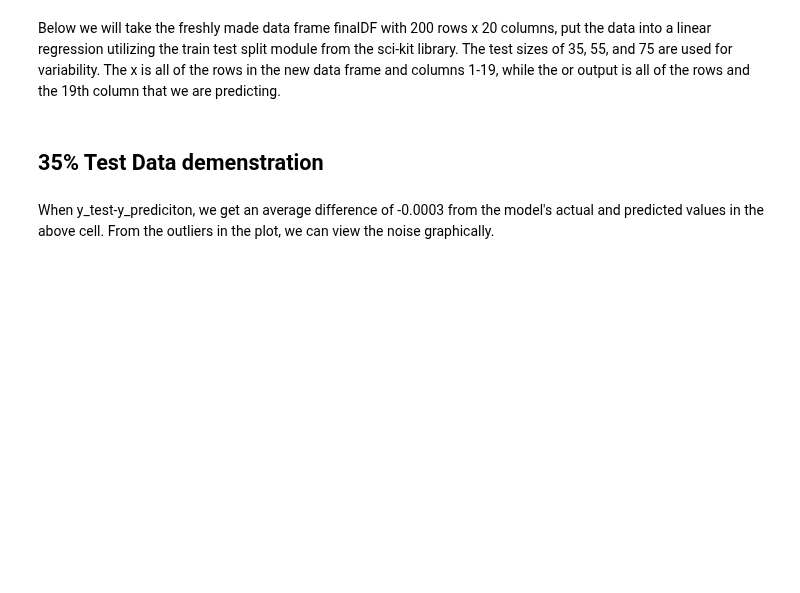
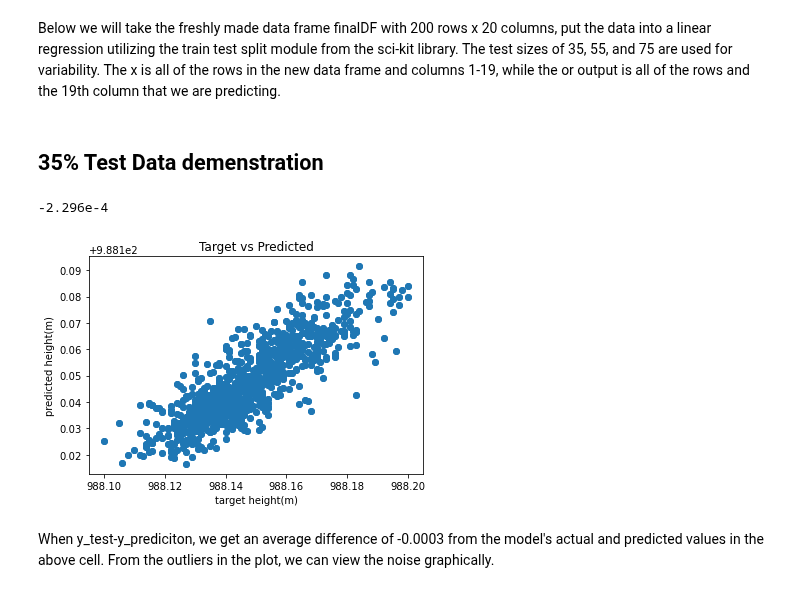
Before and after one commit to mylesm19/Volcanic_Activity_Detection, a Jupyter notebook: MM_01_Volcanic_activity_detection_and_noise_characterization_using_machine_learning.ipynb, the cells around one changed output. Drawn from its saved outputs; the diff is of its cells as text; code cells hidden in the pictures; blank space fills up the shorter version.

```diff
--- a/MM_01_Volcanic_activity_detection_and_noise_characterization_using_machine_learning.ipynb
+++ b/MM_01_Volcanic_activity_detection_and_noise_characterization_using_machine_learning.ipynb
@@ -319,27 +367,31 @@ Below we will take the freshly made data frame finalDF with 200 rows x 20 column
 # %%
 
 def make_prediction(DataFrame,number):
     input_Data = finalDF.iloc[:,0:19]
     target_Data = finalDF.iloc[:,19]
     lm = LinearRegression()
     lm.fit(input_Data,target_Data)
     y_pred1 = lm.predict(input_Data)
     plt.scatter(target_Data,y_pred1)
     plt.xlabel("target height(m)")
     plt.ylabel("predicted height(m)")
     plt.title("Target vs Predicted")
     plt.scatter
     # x axis is actual height and y is what lm model is predicting in scatter
     X_train, X_test, y_train, y_test = train_test_split(input_Data, target_Data,test_size = number, random_state=50)
     model = lm.fit(X_train,y_train)
     prediction = lm.predict(X_test)
     #Series of the difference of the test the leng
     error_Series = y_test-prediction
     #average
     average_Difference = sum(error_Series/len(error_Series))
-    print(round(average_Difference,4))
+    #print(average_Difference)
+    print(to_precision(average_Difference,4))
 
-make_prediction(tzDF,0.55)
+make_prediction(tzDF,0.35)
+# %% [output]
+-2.296e-4
+[figure, added]
 # %% [markdown]
 When y_test-y_prediciton, we get an average difference of -0.0003 from the model's actual and predicted values in the above cell. From the outliers in the plot, we can view the noise graphically.
 # %% [markdown]
```
Also changed, not shown: parts of 22 cells of this notebook.
